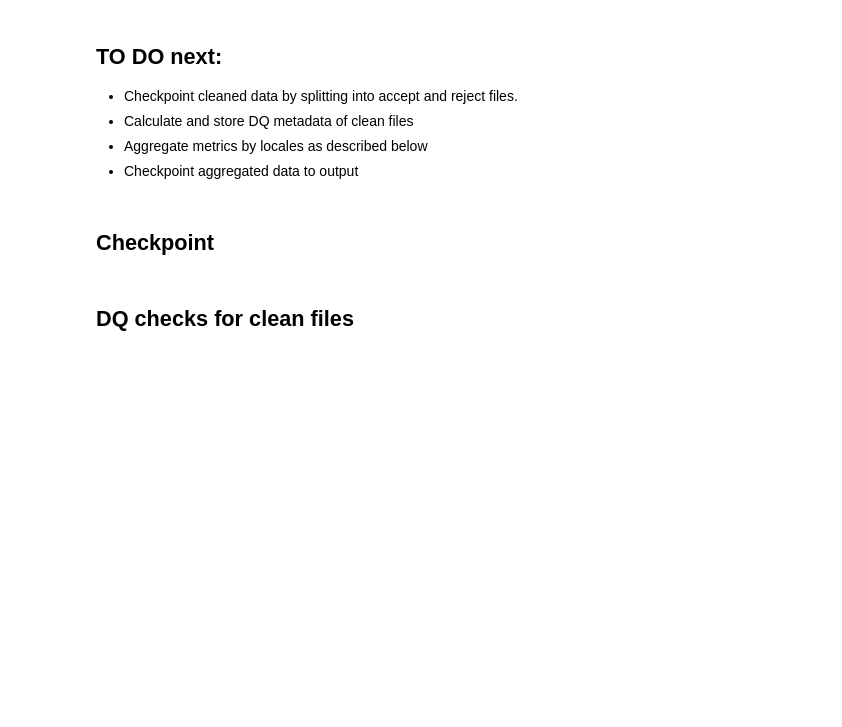
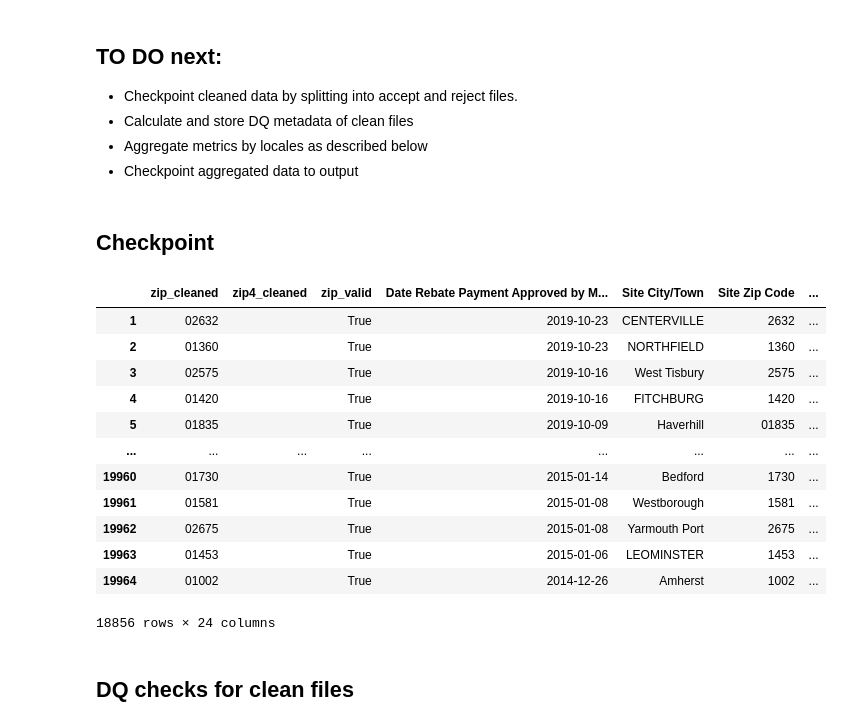
Before and after one commit to massenergize/rad_pipeline, a Jupyter notebook: notebooks/pipeline dev exploration.ipynb, the cells around one changed output. Drawn from its saved outputs; the diff is of its cells as text; code cells hidden in the pictures; blank space fills up the shorter version.

```diff
--- a/notebooks/pipeline dev exploration.ipynb
+++ b/notebooks/pipeline dev exploration.ipynb
@@ -755,3 +827,20 @@ rp.data_checkpoint(ashp_cleaned, "Air-source Heat Pumps")
+# %%
+#data_checkpoint(df: pd.DataFrame, source: str, value_fields: List[str])
+rp.data_checkpoint(ashp_cleaned, "Air-source Heat Pumps", list(rp.VALUE_FIELDS["Air-source Heat Pumps"].values()))
+# %% [output]
+|  | zip_cleaned | zip4_cleaned | zip_valid | Date Rebate Payment Approved by M... | Site City/Town | Site Zip Code | ... |
+| 1 | 02632 |  | True | 2019-10-23 | CENTERVILLE | 2632 | ... |
+| 2 | 01360 |  | True | 2019-10-23 | NORTHFIELD | 1360 | ... |
+| 3 | 02575 |  | True | 2019-10-16 | West Tisbury | 2575 | ... |
+| 4 | 01420 |  | True | 2019-10-16 | FITCHBURG | 1420 | ... |
+| 5 | 01835 |  | True | 2019-10-09 | Haverhill | 01835 | ... |
+| ... | ... | ... | ... | ... | ... | ... | ... |
+| 19960 | 01730 |  | True | 2015-01-14 | Bedford | 1730 | ... |
+| 19961 | 01581 |  | True | 2015-01-08 | Westborough | 1581 | ... |
+| 19962 | 02675 |  | True | 2015-01-08 | Yarmouth Port | 2675 | ... |
+| 19963 | 01453 |  | True | 2015-01-06 | LEOMINSTER | 1453 | ... |
+| 19964 | 01002 |  | True | 2014-12-26 | Amherst | 1002 | ... |
+18856 rows × 24 columns
 # %%
 rp.data_checkpoint(evs_cleaned, "EVs")
 # %%
```
Also changed, not shown: parts of 23 cells of this notebook, 9 other files.
